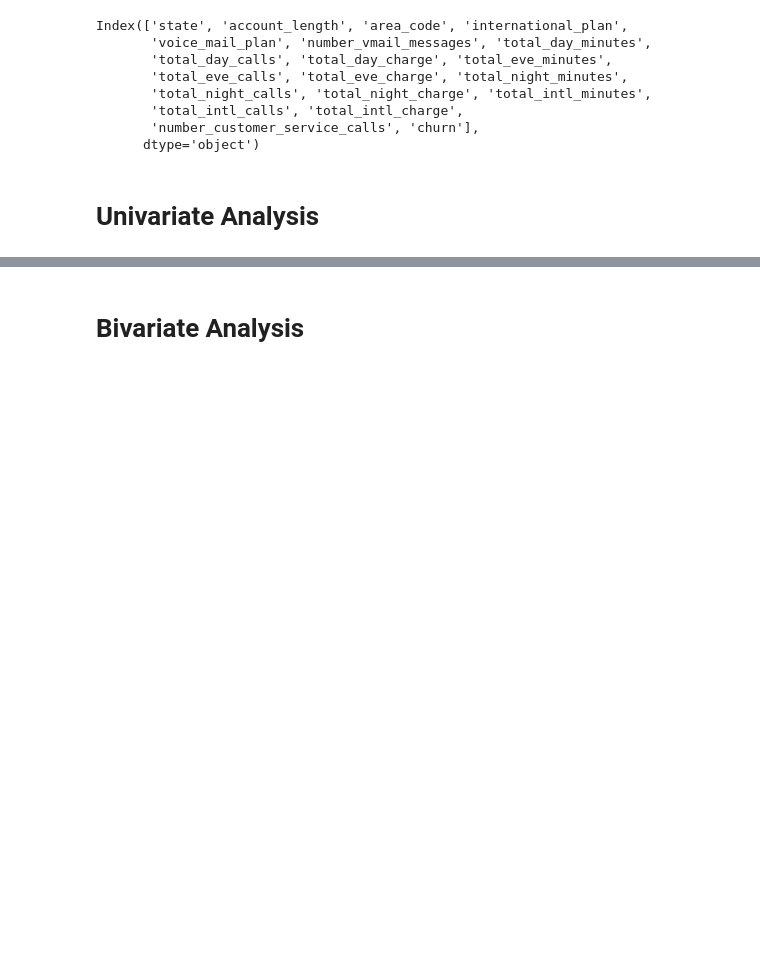
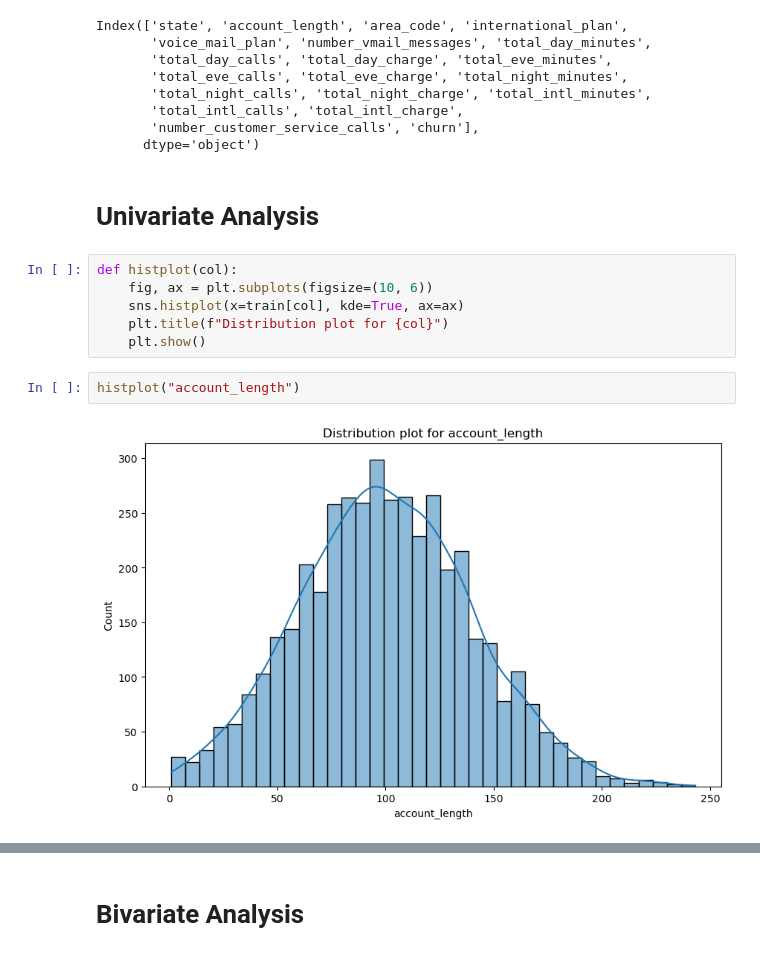
Before and after one commit to kazeemolaitanmusbau/customer-churn-prediction, a Jupyter notebook: Data Exploration.ipynb, the cells around one changed output, grey strips where cells are left out. Cells and saved outputs as stored; diff of their text form; blank space fills up the shorter version.

```diff
--- a/Data Exploration.ipynb
+++ b/Data Exploration.ipynb
@@ -83,3 +84,13 @@ Index(['state', 'account_length', 'area_code', 'international_plan',
       dtype='object')
 # %% [markdown]
 # Univariate Analysis
+# %%
+def histplot(col):
+    fig, ax = plt.subplots(figsize=(10, 6))
+    sns.histplot(x=train[col], kde=True, ax=ax)
+    plt.title(f"Distribution plot for {col}")
+    plt.show()
+# %%
+histplot("account_length")
+# %% [output]
+[figure, added]
```
Also changed, not shown: parts of 33 cells of this notebook.
